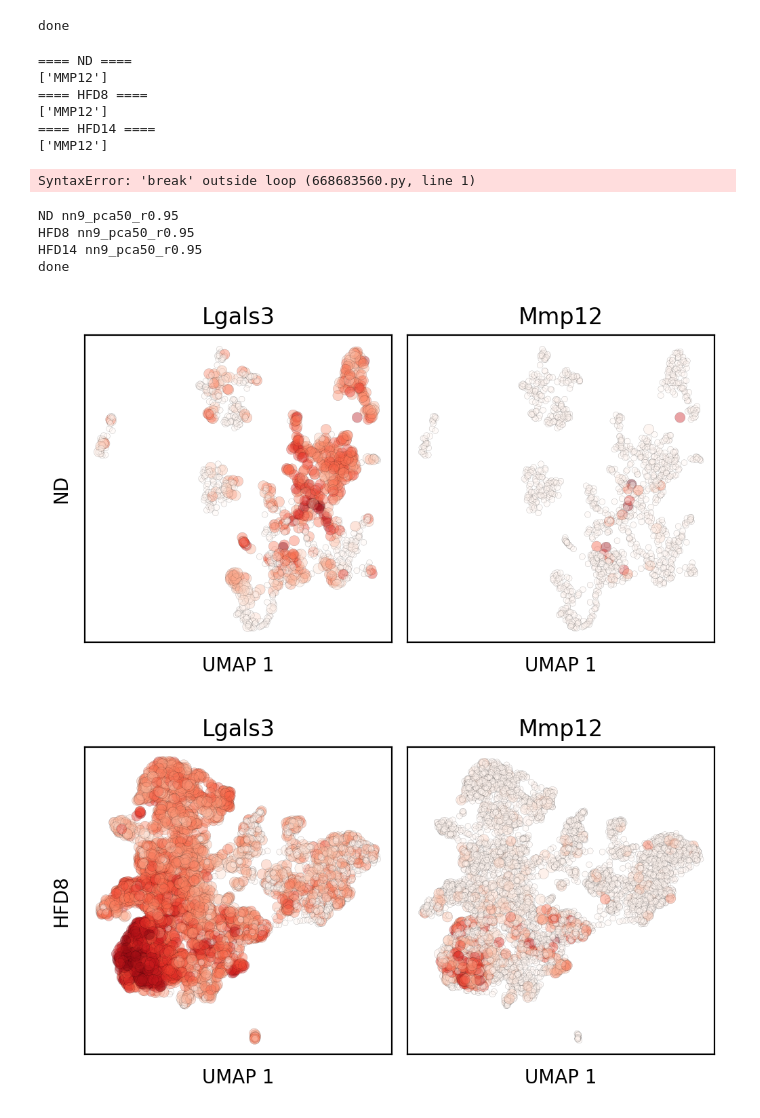
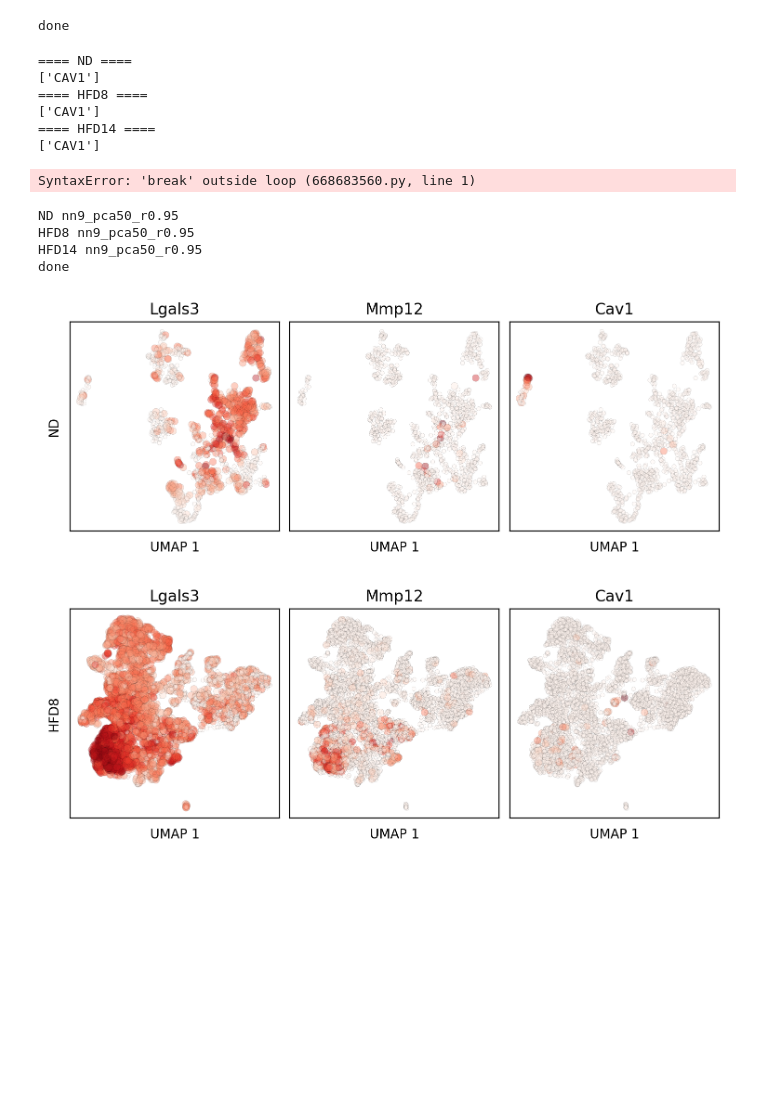
Before and after one commit to CooperStansbury/spatial_transcriptomics, a Jupyter notebook: clustering/quickPeek.ipynb, the cells around one changed output. Drawn from its saved outputs; the diff is of its cells as text; code cells hidden in the pictures; blank space fills up the shorter version.

```diff
--- a/clustering/quickPeek.ipynb
+++ b/clustering/quickPeek.ipynb
@@ -61,7 +61,7 @@ print("done")
 # %% [output]
 done
 # %%
-check = 'MMp12'
+check = 'Cav1'
 
 keys = ['ND', 'HFD8', 'HFD14']
 
@@ -71,11 +71,11 @@ for k in keys:
     print([x for x in data.var_names if check.upper() in x])
 # %% [output]
 ==== ND ====
-['MMP12']
+['CAV1']
 ==== HFD8 ====
-['MMP12']
+['CAV1']
 ==== HFD14 ====
-['MMP12']
+['CAV1']
 # %%
 break
 # %% [output]
@@ -87,7 +87,7 @@ pltSize = 3
 keys = ['ND', 'HFD8', 'HFD14']
 # keys = ['ND']
 # query = ['C1QA', 'APOE', 'C1QB', 'PF4', 'CCL8']
-query = ['LGALS3', 'MMP12']
+query = ['LGALS3', 'MMP12', 'CAV1']
 
 
 res = []
@@ -129,32 +129,32 @@ for key in keys:
 
         axs[i].scatter(embedding[: , 0] ,
                              embedding[:, 1] ,
                              c=df[g],
                              cmap='Reds',
                              edgecolor="k",
                              lw=0.1,
                              s=s,
                              alpha=0.4)
 
         axs[i].set_title(str(g).lower().capitalize())
         axs[i].set_xlabel("UMAP 1")
         axs[i].set_yticks([])
         axs[i].set_xticks([])
 
         if i == 0:
             axs[i].set_ylabel(key)
 
 
     # plt.tight_layout()
     plt.subplots_adjust(wspace=0.05)
 
 
 res = pd.DataFrame(res)
 print('done')
 # %% [output]
 ND nn9_pca50_r0.95
 HFD8 nn9_pca50_r0.95
 HFD14 nn9_pca50_r0.95
 done
-[figure, old version]
+[figure, new version]
-[figure, old version]
+[figure, new version]
```
Also changed, not shown: parts of 2 cells of this notebook.
